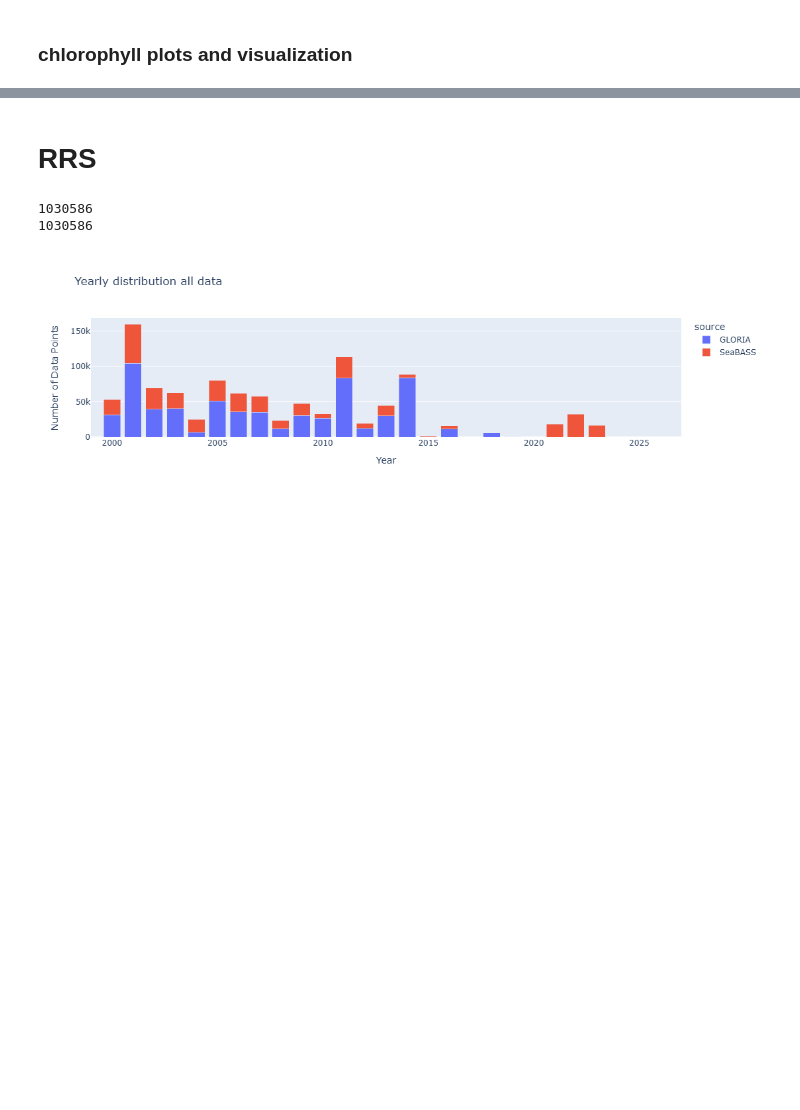
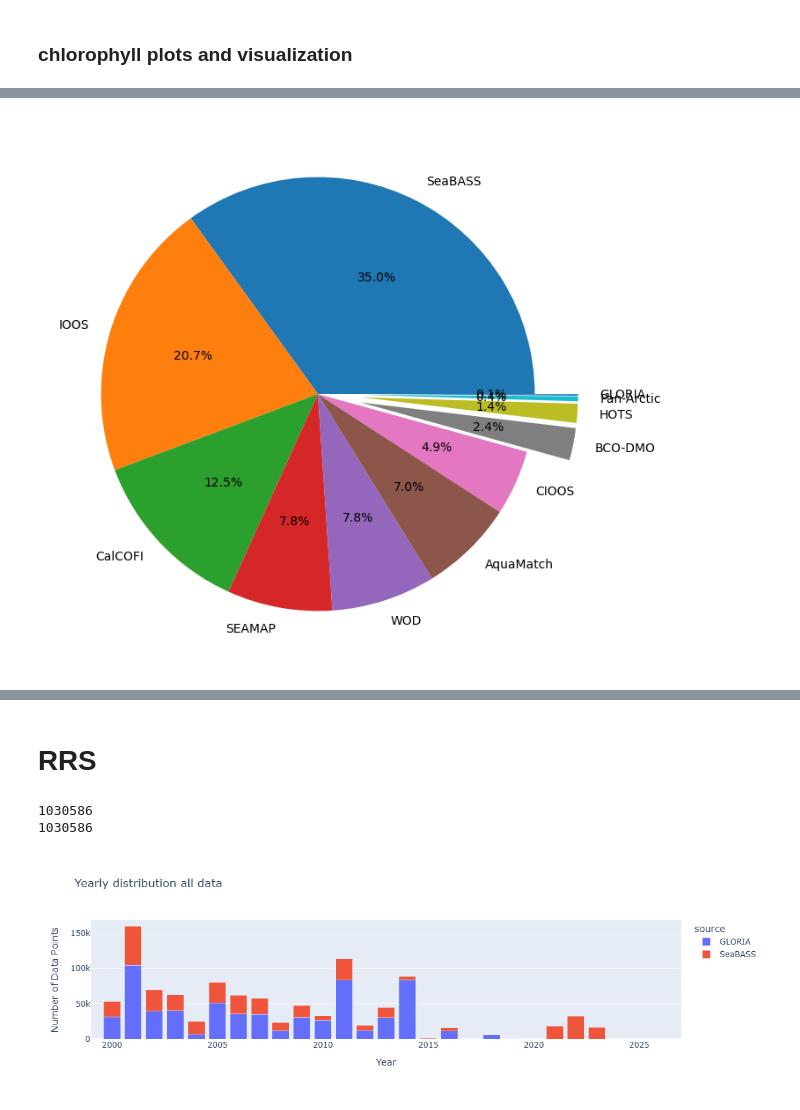
Before and after one commit to NEFSC/READ-EDAB-GMilton-CoastalChlorophyll, a Jupyter notebook: Code/id_finaldf.ipynb, the cells around one changed output, grey strips where cells are left out. Saved outputs shown, nothing was run; the diff lists cells and outputs as text; code cells hidden in the pictures; blank space fills up the shorter version.

```diff
--- a/Code/id_finaldf.ipynb
+++ b/Code/id_finaldf.ipynb
@@ -182,3 +202,11 @@ plt.show()
+# %%
+category_counts=category_counts.reset_index()
+explode = (0, 0,0,0, 0, 0, 0, 0.2, 0.2, 0.2, 0.2)
+fig, ax = plt.subplots(figsize=(8, 8))
+ax.pie(category_counts['count'], explode=explode,labels=category_counts['source'], autopct='%1.1f%%', labeldistance=1.1)
+plt.show()
+# %% [output]
+[figure, added]
 # %%
 year_test=all_chl.copy()
 year_test['datetime'] = pd.to_datetime(year_test['datetime'])
```
Also changed, not shown: parts of 11 cells of this notebook.
